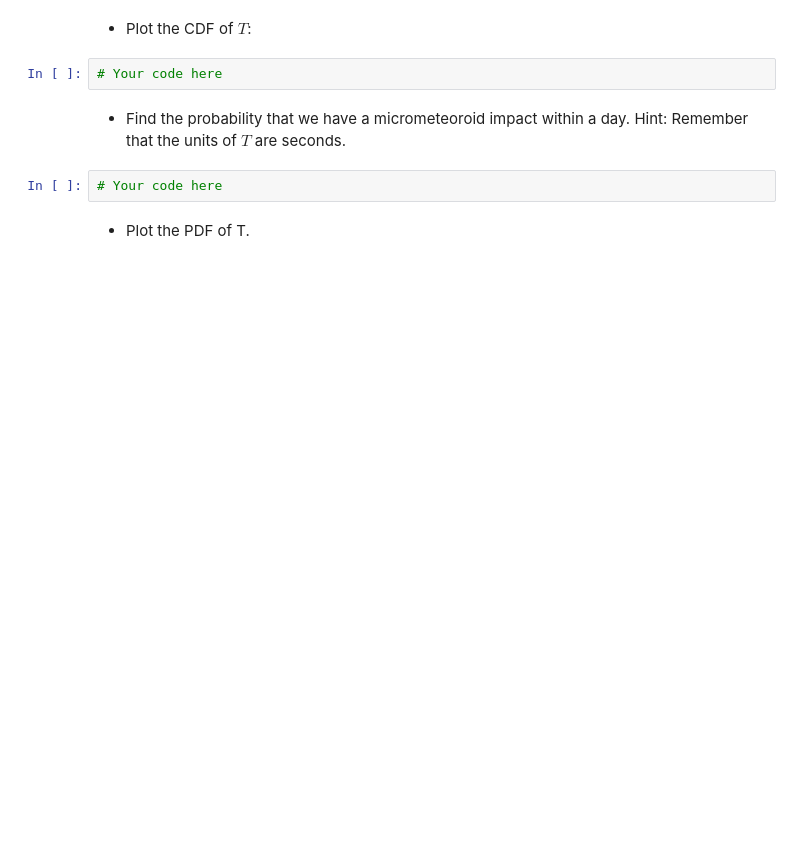
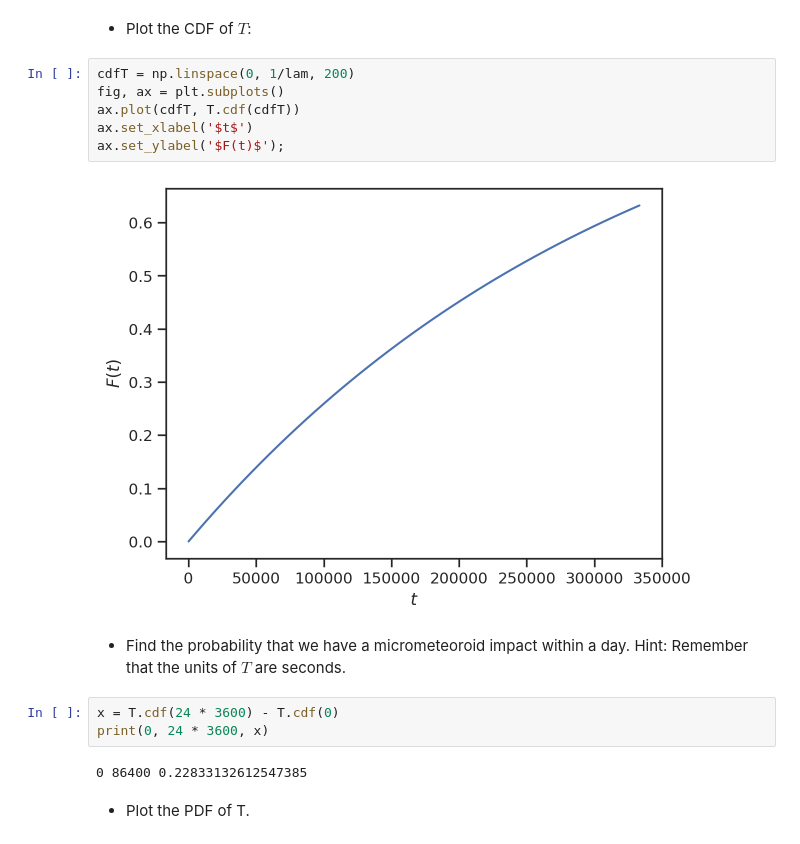
Before and after one commit to skrocket/ME239, a Jupyter notebook: lecture10/homework_10.ipynb, the cells around one changed output. Drawn from its saved outputs; the diff is of its cells as text; blank space fills up the shorter version.

```diff
--- a/lecture10/homework_10.ipynb
+++ b/lecture10/homework_10.ipynb
@@ -142,12 +150,21 @@ T = st.expon(scale= # PICK THE RIGHT VALUE HERE
 # %% [markdown]
 + Plot the CDF of $T$:
 # %%
-# Your code here
+cdfT = np.linspace(0, 1/lam, 200)
+fig, ax = plt.subplots()
+ax.plot(cdfT, T.cdf(cdfT))
+ax.set_xlabel('$t$')
+ax.set_ylabel('$F(t)$');
+# %% [output]
+[figure, added]
 # %% [markdown]
 + Find the probability that we have a micrometeoroid impact within a day.
 Hint: Remember that the units of $T$ are seconds.
 # %%
-# Your code here
+x = T.cdf(24 * 3600) - T.cdf(0)
+print(0, 24 * 3600, x)
+# %% [output]
+0 86400 0.22833132612547385
 # %% [markdown]
 + Plot the PDF of T.
 # %%
```
Also changed, not shown: parts of 7 cells of this notebook.
